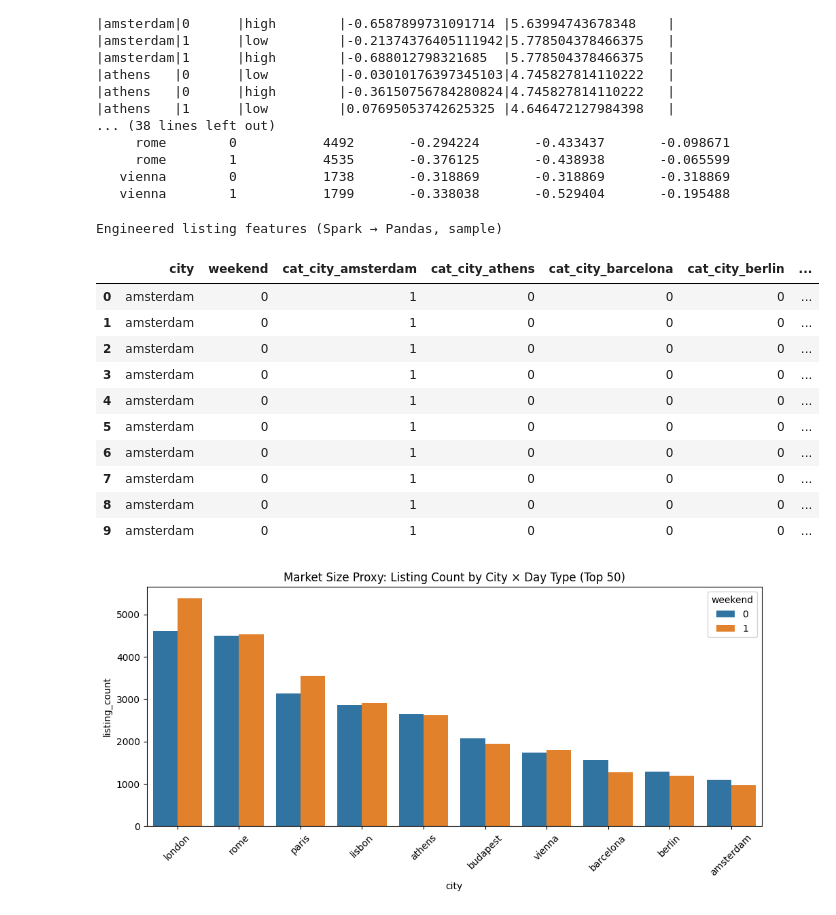
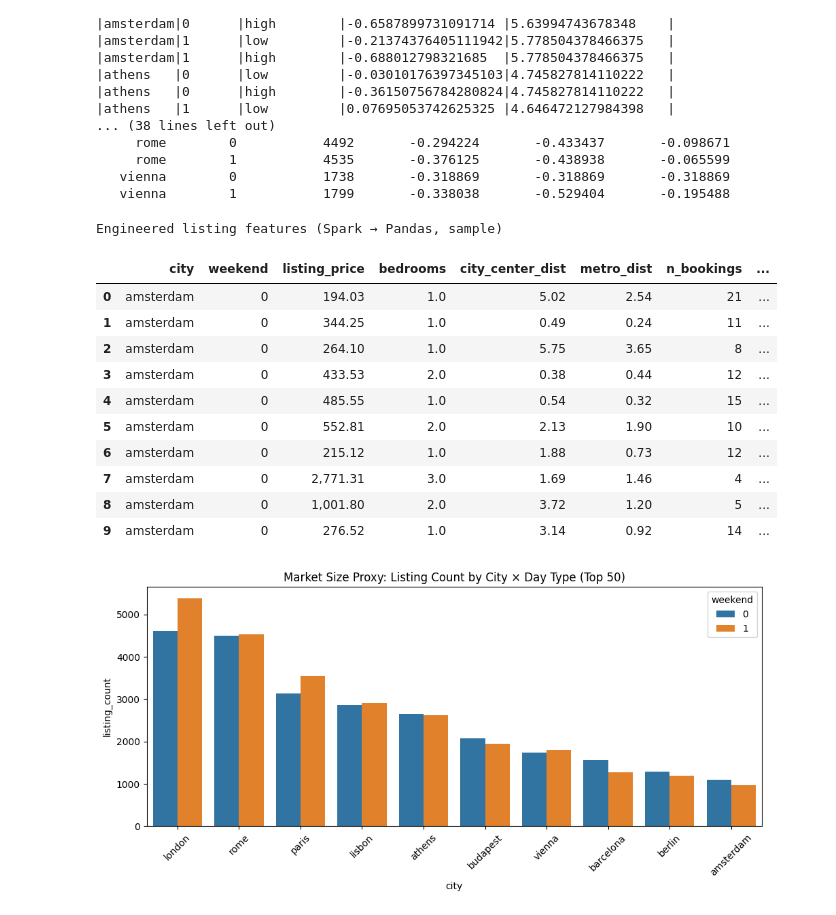
Before and after one commit to andresrogers/airbnb_bookings_price_demand_elasticity_pyspark, a Jupyter notebook: notebooks/02_feature_engineering.ipynb, the cells around one changed output. Saved outputs shown, nothing was run; the diff lists cells and outputs as text; code cells hidden in the pictures.

```diff
--- a/notebooks/02_feature_engineering.ipynb
+++ b/notebooks/02_feature_engineering.ipynb
@@ -367,47 +367,51 @@ preview_pdf.to_csv(outputs_dir / 'segment_dataset_preview.csv', index=False)
 # Pretty-print engineered features via a styled Pandas DataFrame (safe limit + formatting)
 features_pdf = listing_features_df.limit(5000).toPandas().head(10)
 
 # Format dictionary for display
 fmt_features = {
     "listing_price": "{:,.2f}",
     "bedrooms": "{:.1f}",
     "city_center_dist": "{:,.2f}",
     "metro_dist": "{:,.2f}",
     "n_bookings": "{:,.0f}",
     "price_per_bedroom": "{:,.2f}",
     "quality_score": "{:.2f}",
     "price_x_satisfaction": "{:,.2f}",
     "price_per_dist_km": "{:,.2f}",
     "segment_listing_count": "{:,.0f}",
     "segment_avg_price": "{:,.2f}",
     "segment_median_price": "{:,.2f}",
     "segment_p90_price": "{:,.2f}",
     "segment_p10_price": "{:,.2f}",
     "segment_price_std": "{:,.2f}",
     "segment_price_spread": "{:,.2f}",
     "price_vs_segment_median": "{:.3f}",
     "price_vs_segment_avg": "{:.3f}",
     "relative_price_volatility": "{:.3f}",
 }
 
+# Show a compact subset of columns for GitHub-friendly display
+select_cols = ['city', 'weekend'] + [c for c in fmt_features.keys() if c in features_pdf.columns] + (['elasticity_slope'] if 'elasticity_slope' in features_pdf.columns else [])
+subset = features_pdf[select_cols]
+
 display(
-    features_pdf.style.format(fmt_features)
-                      .set_table_attributes("style='width:95%; font-family: Arial; font-size:11px;'")
-                      .set_caption("Engineered listing features (Spark → Pandas, sample)")
+    subset.style.format(fmt_features)
+                .set_table_attributes("style='width:95%; font-family: Arial; font-size:11px;'")
+                .set_caption("Engineered listing features (Spark → Pandas, sample)")
 )
 # %% [output]
 Engineered listing features (Spark → Pandas, sample)
-|  | city | weekend | cat_city_amsterdam | cat_city_athens | cat_city_barcelona | cat_city_berlin | ... |
-| 0 | amsterdam | 0 | 1 | 0 | 0 | 0 | ... |
-| 1 | amsterdam | 0 | 1 | 0 | 0 | 0 | ... |
-| 2 | amsterdam | 0 | 1 | 0 | 0 | 0 | ... |
-| 3 | amsterdam | 0 | 1 | 0 | 0 | 0 | ... |
-| 4 | amsterdam | 0 | 1 | 0 | 0 | 0 | ... |
-| 5 | amsterdam | 0 | 1 | 0 | 0 | 0 | ... |
-| 6 | amsterdam | 0 | 1 | 0 | 0 | 0 | ... |
-| 7 | amsterdam | 0 | 1 | 0 | 0 | 0 | ... |
-| 8 | amsterdam | 0 | 1 | 0 | 0 | 0 | ... |
-| 9 | amsterdam | 0 | 1 | 0 | 0 | 0 | ... |
+|  | city | weekend | listing_price | bedrooms | city_center_dist | metro_dist | n_bookings | ... |
+| 0 | amsterdam | 0 | 194.03 | 1.0 | 5.02 | 2.54 | 21 | ... |
+| 1 | amsterdam | 0 | 344.25 | 1.0 | 0.49 | 0.24 | 11 | ... |
+| 2 | amsterdam | 0 | 264.10 | 1.0 | 5.75 | 3.65 | 8 | ... |
+| 3 | amsterdam | 0 | 433.53 | 2.0 | 0.38 | 0.44 | 12 | ... |
+| 4 | amsterdam | 0 | 485.55 | 1.0 | 0.54 | 0.32 | 15 | ... |
+| 5 | amsterdam | 0 | 552.81 | 2.0 | 2.13 | 1.90 | 10 | ... |
+| 6 | amsterdam | 0 | 215.12 | 1.0 | 1.88 | 0.73 | 12 | ... |
+| 7 | amsterdam | 0 | 2,771.31 | 3.0 | 1.69 | 1.46 | 4 | ... |
+| 8 | amsterdam | 0 | 1,001.80 | 2.0 | 3.72 | 1.20 | 5 | ... |
+| 9 | amsterdam | 0 | 276.52 | 1.0 | 3.14 | 0.92 | 14 | ... |
 # %%
 import matplotlib.pyplot as plt
 import seaborn as sns
```
Also changed, not shown: 1 other file.
